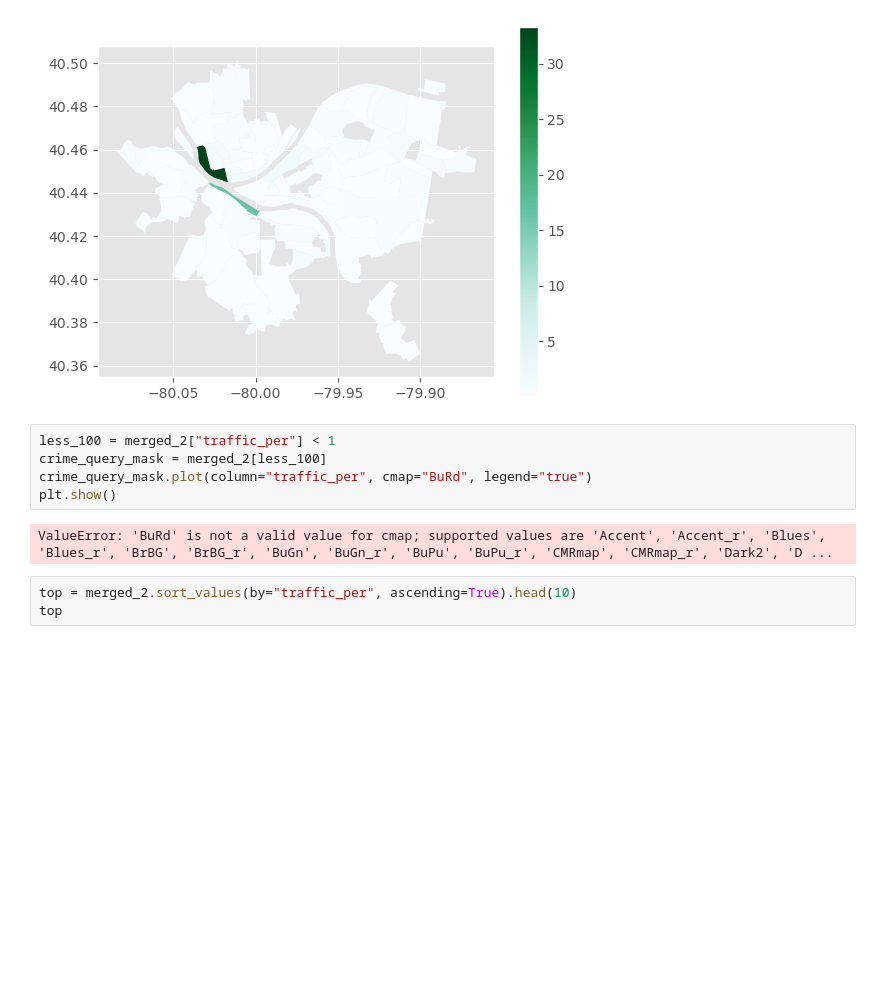
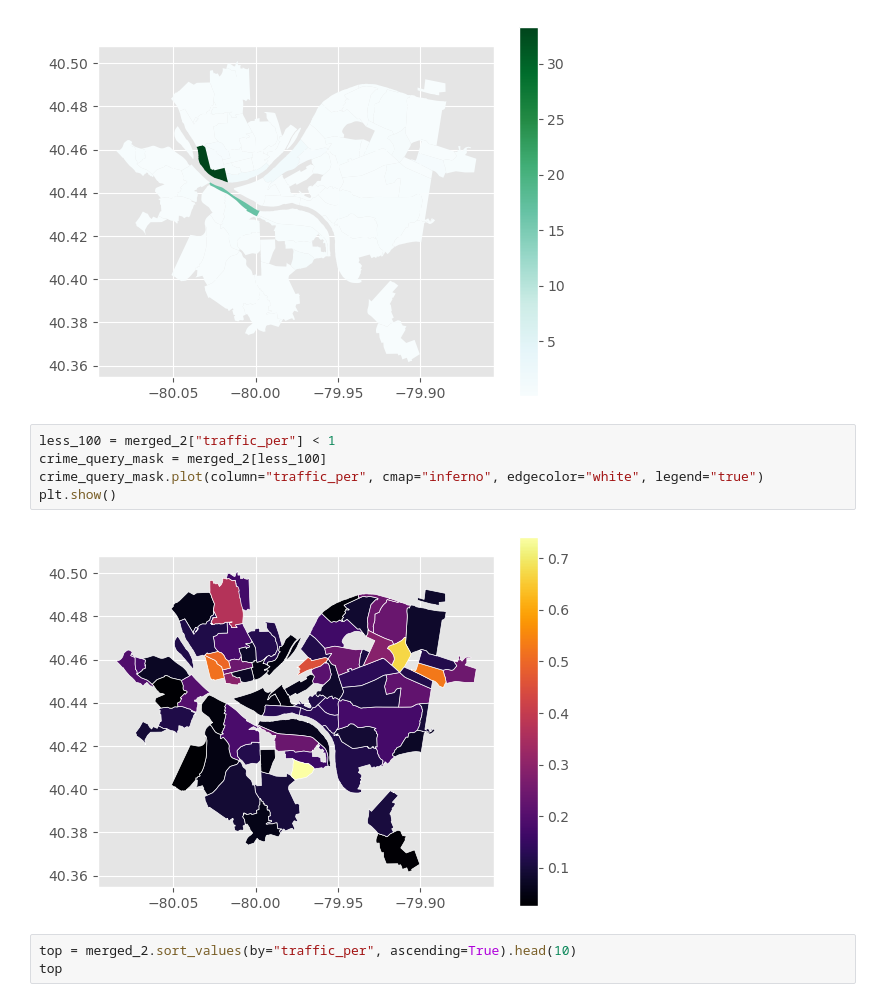
Before and after one commit to TheRealJReinstein/bidshappyfinal2, a Jupyter notebook: Traffic (1).ipynb, the cells around one changed output. Drawn from its saved outputs; the diff is of its cells as text; blank space fills up the shorter version.

Commit message:
inferno

```diff
--- a/Traffic (1).ipynb
+++ b/Traffic (1).ipynb
@@ -124,10 +124,10 @@ plt.show()
 # %%
 less_100 = merged_2["traffic_per"] < 1
 crime_query_mask = merged_2[less_100]
-crime_query_mask.plot(column="traffic_per", cmap="BuRd", legend="true")
+crime_query_mask.plot(column="traffic_per", cmap="inferno", edgecolor="white", legend="true")
 plt.show()
 # %% [output]
-ValueError: 'BuRd' is not a valid value for cmap; supported values are 'Accent', 'Accent_r', 'Blues', 'Blues_r', 'BrBG', 'BrBG_r', 'BuGn', 'BuGn_r', 'BuPu', 'BuPu_r', 'CMRmap', 'CMRmap_r', 'Dark2', 'D ...
+[figure, added]
 # %%
 top = merged_2.sort_values(by="traffic_per", ascending=True).head(10)
 top
```
